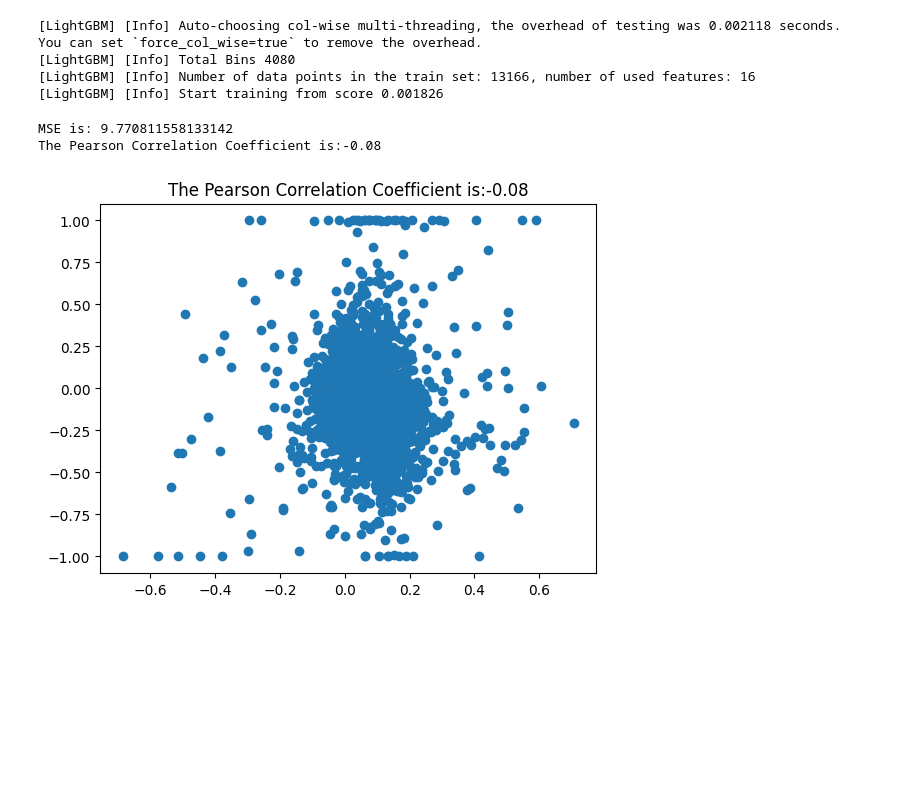
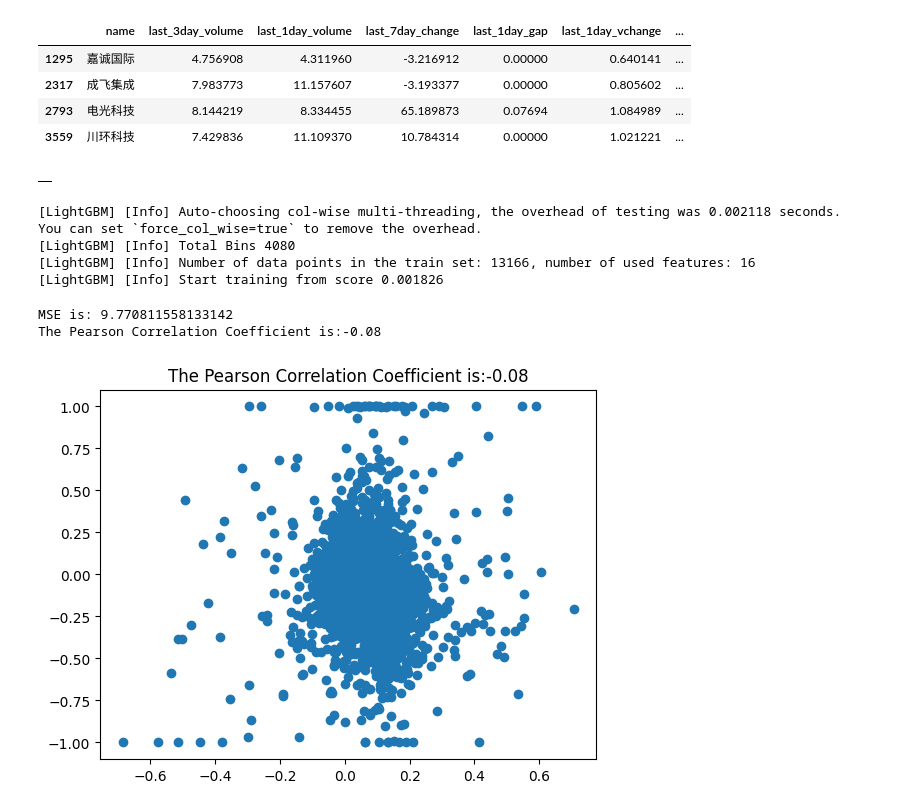
Before and after one commit to txdas/biotech, a Jupyter notebook: notebook/stock/akshare_pred.ipynb, the cells around one changed output. Cells and saved outputs as stored; diff of their text form; code cells hidden in the pictures; blank space fills up the shorter version.

```diff
--- a/notebook/stock/akshare_pred.ipynb
+++ b/notebook/stock/akshare_pred.ipynb
@@ -91,3 +91,16 @@ cadf.head()
+# %%
+cadf[(cadf["last_3day_volume"]>3)&(cadf["last_1day_volume"]>3)&
+(cadf["last_3day_change"]>5)&(cadf["last_1day_change"]>1)]
+# %% [output]
+|  | name | last_3day_volume | last_1day_volume | last_7day_change | last_1day_gap | last_1day_vchange | ... |
+| 1295 | 嘉诚国际 | 4.756908 | 4.311960 | -3.216912 | 0.00000 | 0.640141 | ... |
+| 2317 | 成飞集成 | 7.983773 | 11.157607 | -3.193377 | 0.00000 | 0.805602 | ... |
+| 2793 | 电光科技 | 8.144219 | 8.334455 | 65.189873 | 0.07694 | 1.084989 | ... |
+| 3559 | 川环科技 | 7.429836 | 11.109370 | 10.784314 | 0.00000 | 1.021221 | ... |
+# %%
+cadf
+# %% [output]
+|  |
 # %%
 from sklearn.pipeline import Pipeline
 from sklearn.metrics import accuracy_score,roc_auc_score,mean_squared_error
```
Also changed, not shown: parts of 2 cells of this notebook, 5 other files.
